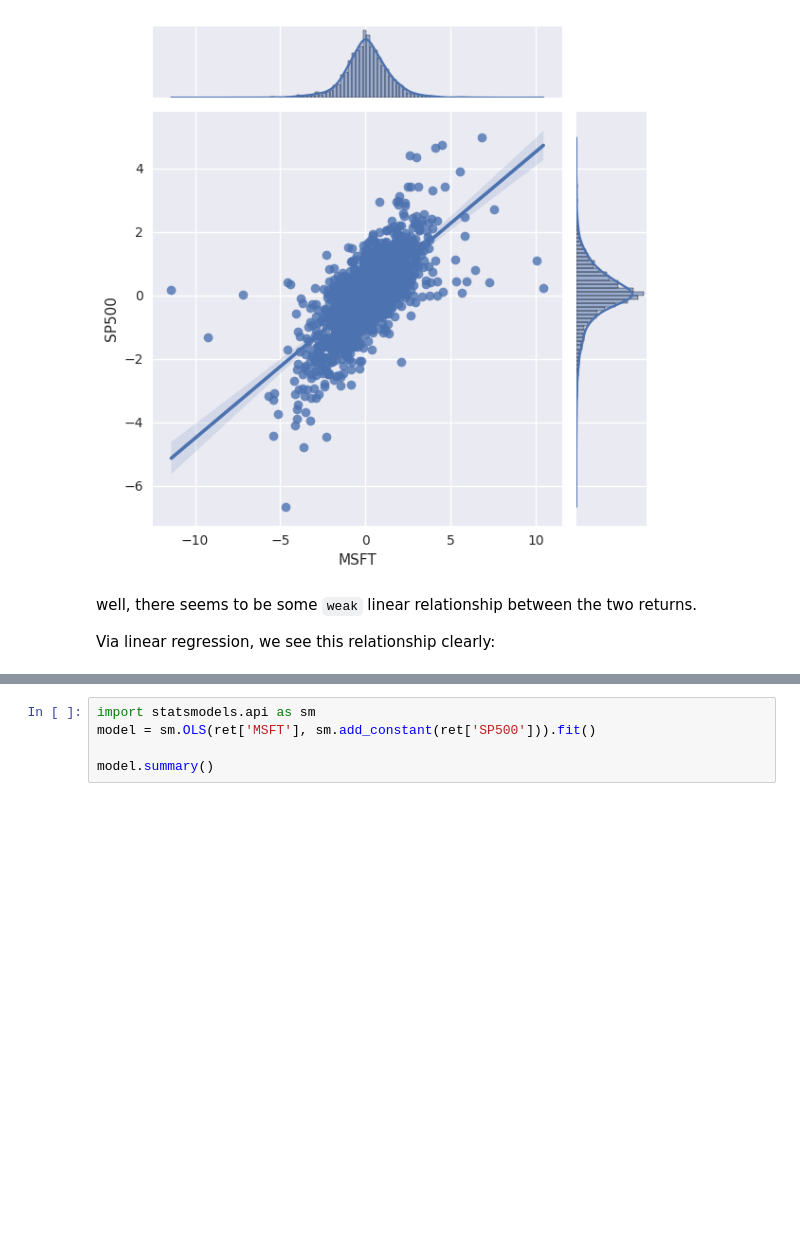
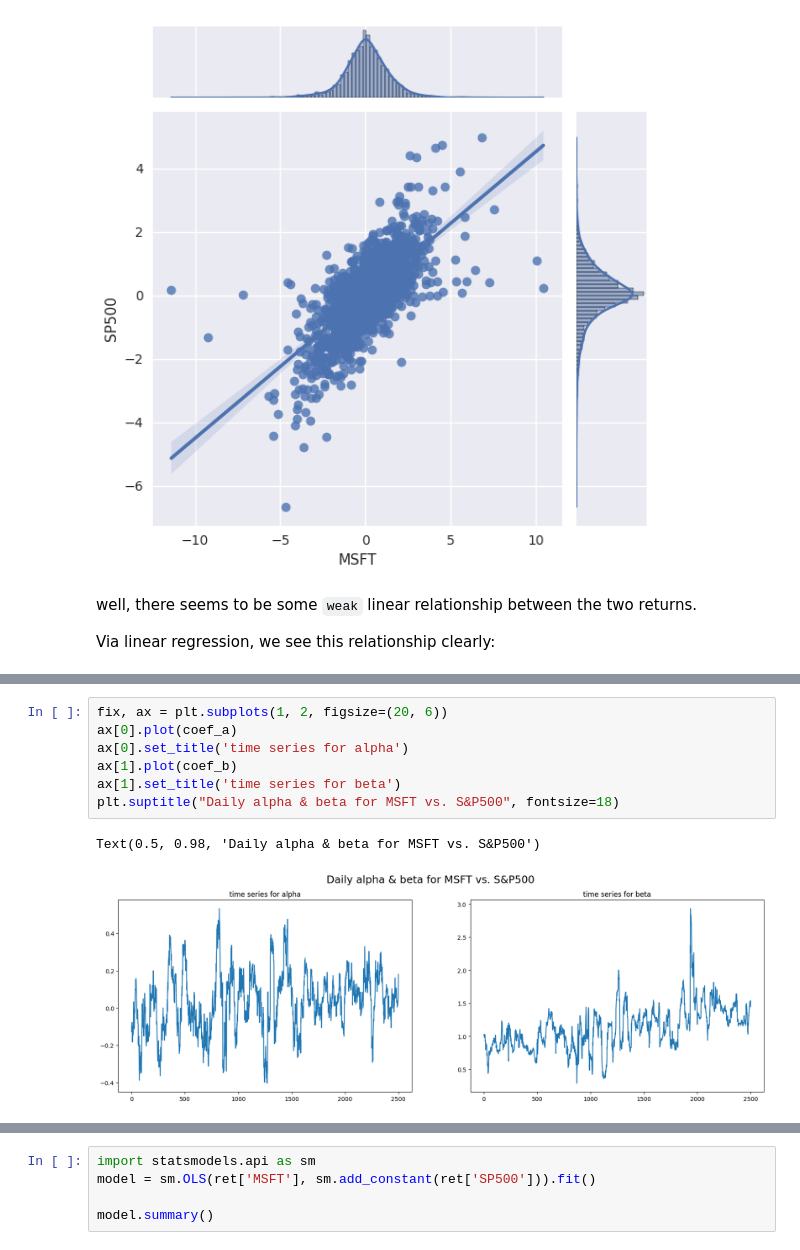
Before and after one commit to wolfinwallst/Financial_Engineering_and_Risk_Management, a Jupyter notebook: Toy Projects/#7 beta_regression analysis.ipynb, the cells around one changed output, grey strips where cells are left out. Cells and saved outputs as stored; diff of their text form; blank space fills up the shorter version.

```diff
--- a/Toy Projects/#7 beta_regression analysis.ipynb
+++ b/Toy Projects/#7 beta_regression analysis.ipynb
@@ -176,0 +196,10 @@ How about the beta ( & alpha) computed via monthly returns?
+# %%
+fix, ax = plt.subplots(1, 2, figsize=(20, 6))
+ax[0].plot(coef_a)
+ax[0].set_title('time series for alpha')
+ax[1].plot(coef_b)
+ax[1].set_title('time series for beta')
+plt.suptitle("Daily alpha & beta for MSFT vs. S&P500", fontsize=18)
+# %% [output]
+Text(0.5, 0.98, 'Daily alpha & beta for MSFT vs. S&P500')
+[figure, added]
```
Also changed, not shown: parts of 23 cells of this notebook.
